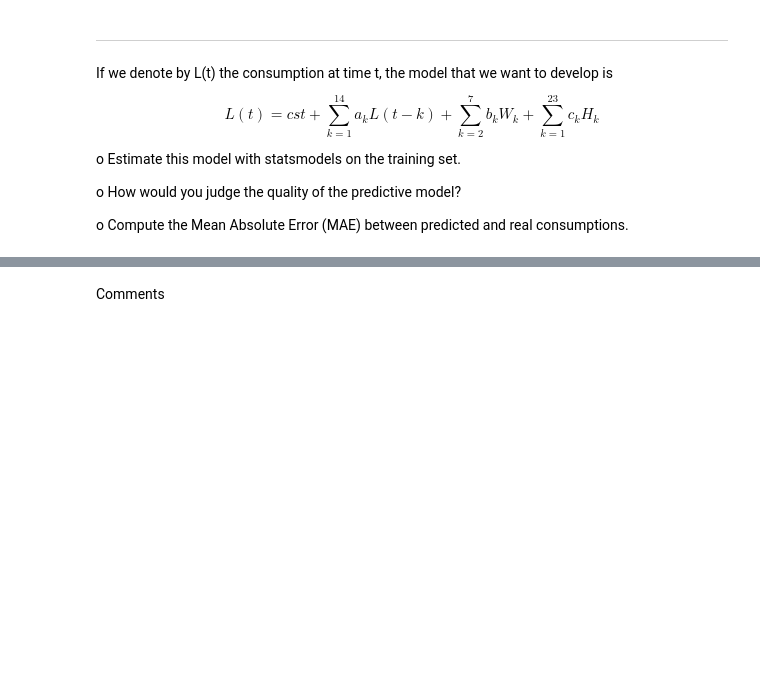
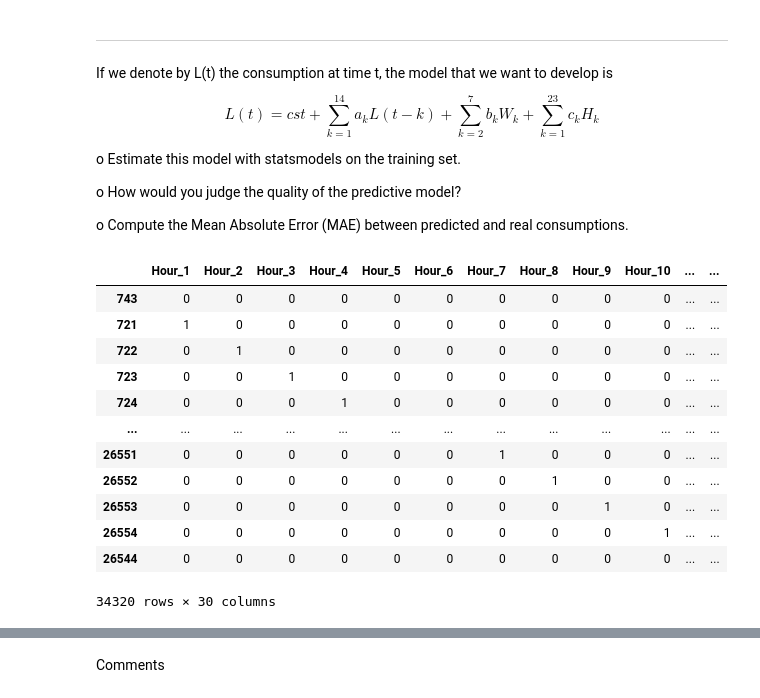
Before and after one commit to Emilevillette/LEPL1109-Hackatons, a Jupyter notebook: Hackaton 2/hackathon2_without_code.ipynb, the cells around one changed output, grey strips where cells are left out. Cells and saved outputs as stored; diff of their text form; code cells hidden in the pictures; blank space fills up the shorter version.

```diff
--- a/Hackaton 2/hackathon2_without_code.ipynb
+++ b/Hackaton 2/hackathon2_without_code.ipynb
@@ -134,0 +134,3 @@ Comments
+# %%
+dfd = pd.get_dummies(df, columns=['Hour', 'Weekday'], drop_first=True)
+dfd['constant'] = 1
@@ -146,3 +156,6 @@ Comments
+# %%
+training_set = dfd[dfd['Date'] < datetime(2018, 12, 2)]
+validation_set = dfd[dfd['Date'] > datetime(2018, 12, 1)]
 # %% [markdown]
 ---
 If we denote by L(t) the consumption at time t, the model that we want to develop is
@@ -157,0 +169,16 @@ o	Compute the Mean Absolute Error (MAE) between predicted and real consumptions.
+# %%
+training_set[[f'Hour_{i}' for i in range(1, 24)] + [f'Weekday_{i}' for i in range(2, 8)] + ['constant']]
+# %% [output]
+|  | Hour_1 | Hour_2 | Hour_3 | Hour_4 | Hour_5 | Hour_6 | Hour_7 | Hour_8 | Hour_9 | Hour_10 | ... | ... |
+| 743 | 0 | 0 | 0 | 0 | 0 | 0 | 0 | 0 | 0 | 0 | ... | ... |
+| 721 | 1 | 0 | 0 | 0 | 0 | 0 | 0 | 0 | 0 | 0 | ... | ... |
+| 722 | 0 | 1 | 0 | 0 | 0 | 0 | 0 | 0 | 0 | 0 | ... | ... |
+| 723 | 0 | 0 | 1 | 0 | 0 | 0 | 0 | 0 | 0 | 0 | ... | ... |
+| 724 | 0 | 0 | 0 | 1 | 0 | 0 | 0 | 0 | 0 | 0 | ... | ... |
+| ... | ... | ... | ... | ... | ... | ... | ... | ... | ... | ... | ... | ... |
+| 26551 | 0 | 0 | 0 | 0 | 0 | 0 | 1 | 0 | 0 | 0 | ... | ... |
+| 26552 | 0 | 0 | 0 | 0 | 0 | 0 | 0 | 1 | 0 | 0 | ... | ... |
+| 26553 | 0 | 0 | 0 | 0 | 0 | 0 | 0 | 0 | 1 | 0 | ... | ... |
+| 26554 | 0 | 0 | 0 | 0 | 0 | 0 | 0 | 0 | 0 | 1 | ... | ... |
+| 26544 | 0 | 0 | 0 | 0 | 0 | 0 | 0 | 0 | 0 | 0 | ... | ... |
+34320 rows × 30 columns
```
Also changed, not shown: parts of 12 cells of this notebook.
